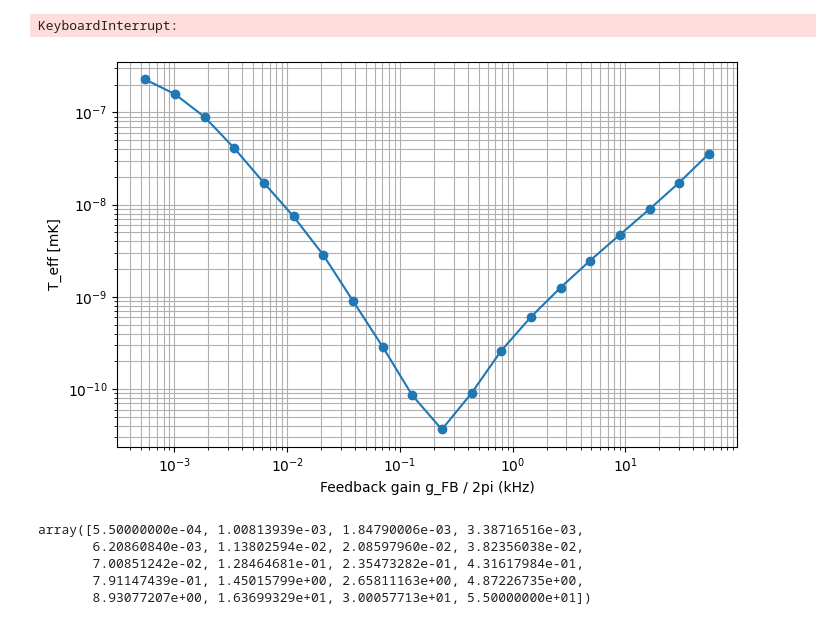
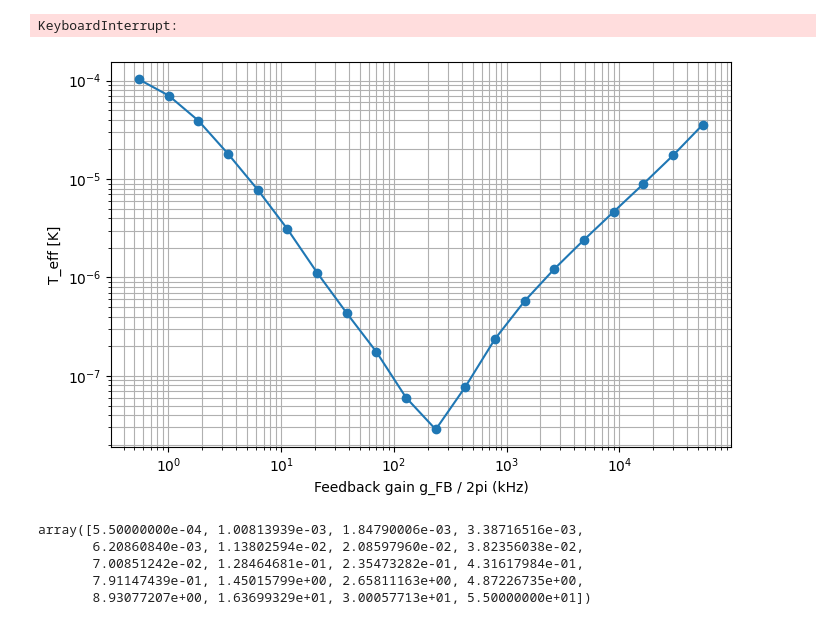
Before and after one commit to madelynrahimi/QuIPS, a Jupyter notebook: Quips2026spring.ipynb, the cells around one changed output. Saved outputs shown, nothing was run; the diff lists cells and outputs as text; code cells hidden in the pictures.

```diff
--- a/Quips2026spring.ipynb
+++ b/Quips2026spring.ipynb
@@ -16,7 +16,9 @@ eta = 1.0
 kappa = 1e-3
 
 # feedback
-gamma_fb = 1/100
+# gamma_fb = 1/100
+gamma_fb = 0
+
 window = 50
 
 dt_prime = 0.0005
@@ -287,37 +289,37 @@ def simulate_trajectory(g_fb, dW_all, n_steps, dt, eta, kappa, window):
 
 
 # Simulate multiple feedback gains
 gammas = np.logspace(-5, 0, 20)
 dW_all = np.random.randn(n_steps) * np.sqrt(dt)
 T_list = []
 VX2_list = []
 for g_fb in gammas:
     X_traj = simulate_trajectory(g_fb, dW_all, n_steps, dt, eta, kappa, window)
     VX2_list.append(np.mean(VX_traj[n_steps//2:]**2))
 
     # Compute PSD and T_eff
     fs = 1.0 / dt
     f, Pxx = welch(X_traj, fs=fs, nperseg=len(X_traj)//4)
     var_x = simps(Pxx, f)
     T_eff = var_x
-    T_list.append(T_eff * T0 / 1e3)  # convert to mK
+    T_list.append(T_eff * T0)  # convert to mK
 
 #put in units for plotting
 omega_m = 2*np.pi*55e3
 gamma_FB = gammas * omega_m
-g_pap = gamma_FB / (2*np.pi) / 1e3 #g paper
+g_pap = gamma_FB / (2*np.pi) #g paper
 
 # -----------------------------
 # Plot
 # -----------------------------
 plt.figure(figsize=(8,5))
 plt.loglog(g_pap, T_list, 'o-')
 plt.xlabel("Feedback gain g_FB / 2pi (kHz)")
-plt.ylabel("T_eff [mK]")
+plt.ylabel("T_eff [K]")
 plt.grid(True, which='both')
 plt.show()
 # %% [output]
-[figure, old version]
+[figure, new version]
 # %%
 g_pap
 # %% [output]
```
Also changed, not shown: parts of 30 cells of this notebook.
